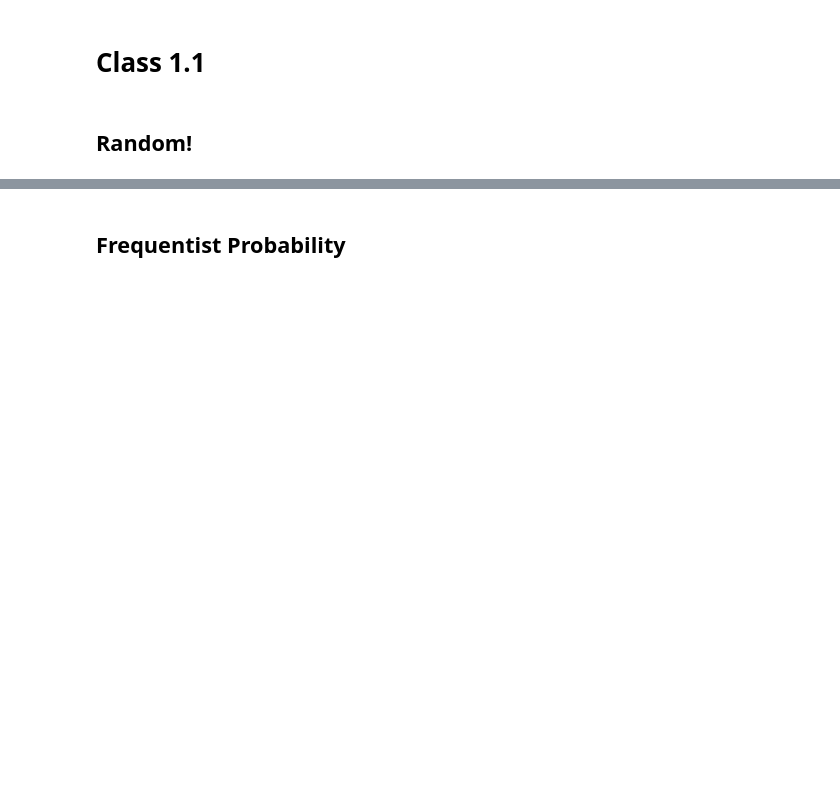
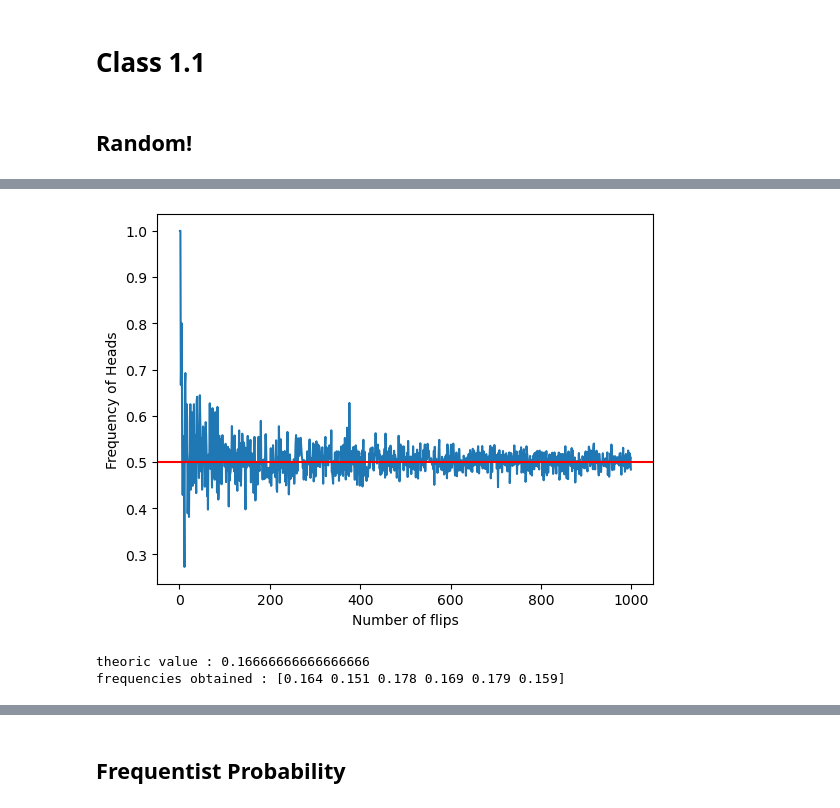
Before and after one commit to HeitorSanches/USP-Probability-Course, a Jupyter notebook: main.ipynb, the cells around one changed output, grey strips where cells are left out. Saved outputs shown, nothing was run; the diff lists cells and outputs as text; code cells hidden in the pictures; blank space fills up the shorter version.

```diff
--- a/main.ipynb
+++ b/main.ipynb
@@ -22,0 +29,37 @@ head
+# %%
+coin = ["head","tails"]
+lheads = []
+ln = []
+
+for n in range(1,1000):
+    nheads = 0
+    for i in range(0,n):
+        side = np.random.choice(coin)
+        if side == "head":
+            nheads += 1
+    fh = nheads/n
+    lheads.append(fh)
+    ln.append(n)
+
+plt.plot(ln,lheads)
+plt.axhline(y=0.5,color="r",linestyle = '-')
+plt.xlabel("Number of flips")
+plt.ylabel("Frequency of Heads")
+plt.show()
+# %% [output]
+[figure, added]
+# %%
+dice =[1,2,3,4,5,6]
+
+n = 1000
+vfaces = np.zeros(6)
+
+for i in range(0,n):
+    face = np.random.choice(dice)
+    vfaces[face-1] += 1
+
+print(f"theoric value : {1/6}")
+print(f"frequencies obtained : {vfaces/n}")
+# %% [output]
+theoric value : 0.16666666666666666
+frequencies obtained : [0.164 0.151 0.178 0.169 0.179 0.159]
```
Also changed, not shown: parts of 7 cells of this notebook.
